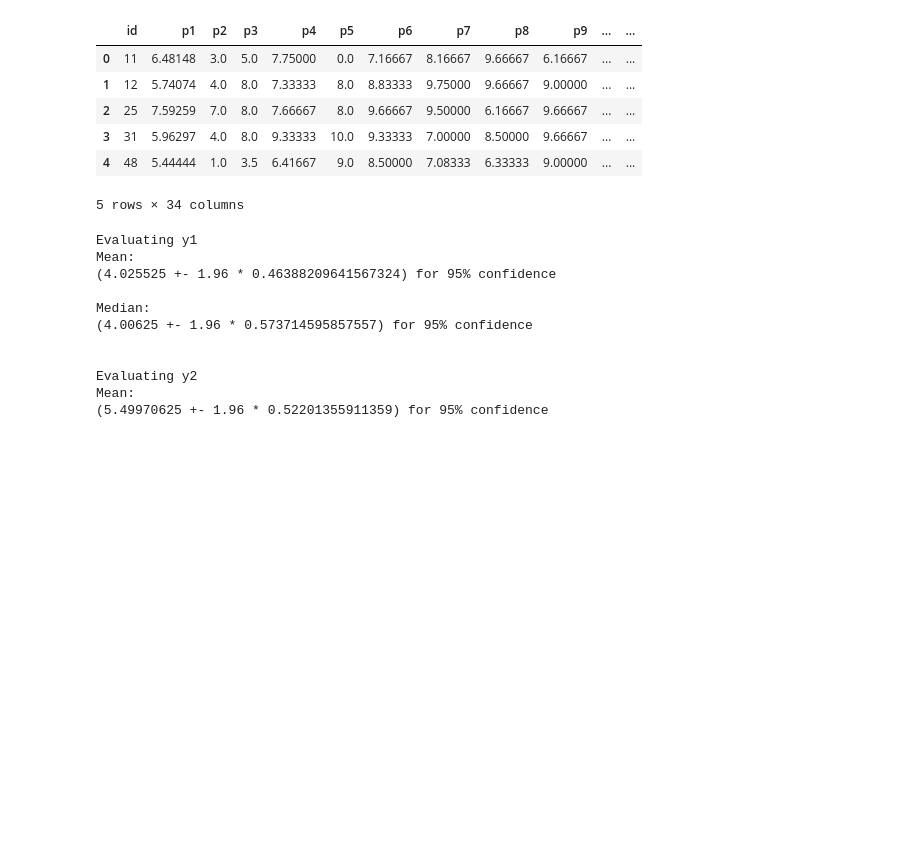
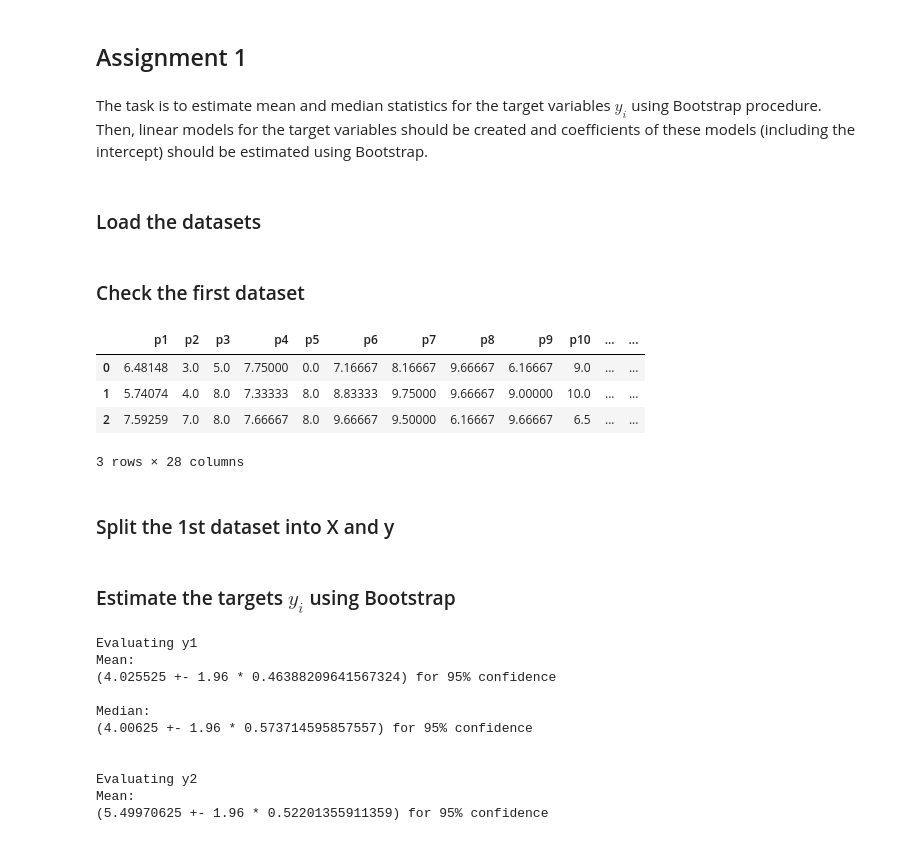
Before and after one commit to lemhell/advstat-labs, a Jupyter notebook: Lab08/Lab08.ipynb, the cells around one changed output. Saved outputs shown, nothing was run; the diff lists cells and outputs as text; code cells hidden in the pictures; blank space fills up the shorter version.

```diff
--- a/Lab08/Lab08.ipynb
+++ b/Lab08/Lab08.ipynb
@@ -4 +15,8 @@ import pandas as pd
+# %% [markdown]
+## Assignment 1
+# %% [markdown]
+The task is to estimate mean and median statistics for the target variables $y_i$ using Bootstrap procedure.
+Then, linear models for the target variables should be created and coefficients of these models (including the intercept) should be estimated using Bootstrap.
+# %% [markdown]
+### Load the datasets
 # %%
@@ -5,15 +24,17 @@ import pandas as pd
 dataset2 = pd.read_csv("./ds-boot-1.csv", sep='\t')
 dataset1 = pd.read_csv("./ds-boot-2.csv", sep='\t')
+# %% [markdown]
+### Check the first dataset
 # %%
-dataset1.head()
+dataset1.head(3)
 # %% [output]
-|  | id | p1 | p2 | p3 | p4 | p5 | p6 | p7 | p8 | p9 | ... | ... |
-| 0 | 11 | 6.48148 | 3.0 | 5.0 | 7.75000 | 0.0 | 7.16667 | 8.16667 | 9.66667 | 6.16667 | ... | ... |
-| 1 | 12 | 5.74074 | 4.0 | 8.0 | 7.33333 | 8.0 | 8.83333 | 9.75000 | 9.66667 | 9.00000 | ... | ... |
-| 2 | 25 | 7.59259 | 7.0 | 8.0 | 7.66667 | 8.0 | 9.66667 | 9.50000 | 6.16667 | 9.66667 | ... | ... |
-| 3 | 31 | 5.96297 | 4.0 | 8.0 | 9.33333 | 10.0 | 9.33333 | 7.00000 | 8.50000 | 9.66667 | ... | ... |
-| 4 | 48 | 5.44444 | 1.0 | 3.5 | 6.41667 | 9.0 | 8.50000 | 7.08333 | 6.33333 | 9.00000 | ... | ... |
+|  | p1 | p2 | p3 | p4 | p5 | p6 | p7 | p8 | p9 | p10 | ... | ... |
+| 0 | 6.48148 | 3.0 | 5.0 | 7.75000 | 0.0 | 7.16667 | 8.16667 | 9.66667 | 6.16667 | 9.0 | ... | ... |
+| 1 | 5.74074 | 4.0 | 8.0 | 7.33333 | 8.0 | 8.83333 | 9.75000 | 9.66667 | 9.00000 | 10.0 | ... | ... |
+| 2 | 7.59259 | 7.0 | 8.0 | 7.66667 | 8.0 | 9.66667 | 9.50000 | 6.16667 | 9.66667 | 6.5 | ... | ... |
-5 rows × 34 columns
+3 rows × 28 columns
+# %% [markdown]
+### Split the 1st dataset into X and y
 # %%
 target_names = ['y' + str(i) for i in range(1, 6)]
 targets = dataset1[target_names]
@@ -35,6 +56,8 @@ def bootstrap_estimate(func, data, B=1000):
     b_mean = np.mean(statistics)
     b_std = np.std(statistics)
     return b_mean, b_std
+# %% [markdown]
+### Estimate the targets $y_i$ using Bootstrap
 # %%
 for target_name in target_names:
     target = targets[target_name]
```
Also changed, not shown: parts of 23 cells of this notebook, 1 other file.
